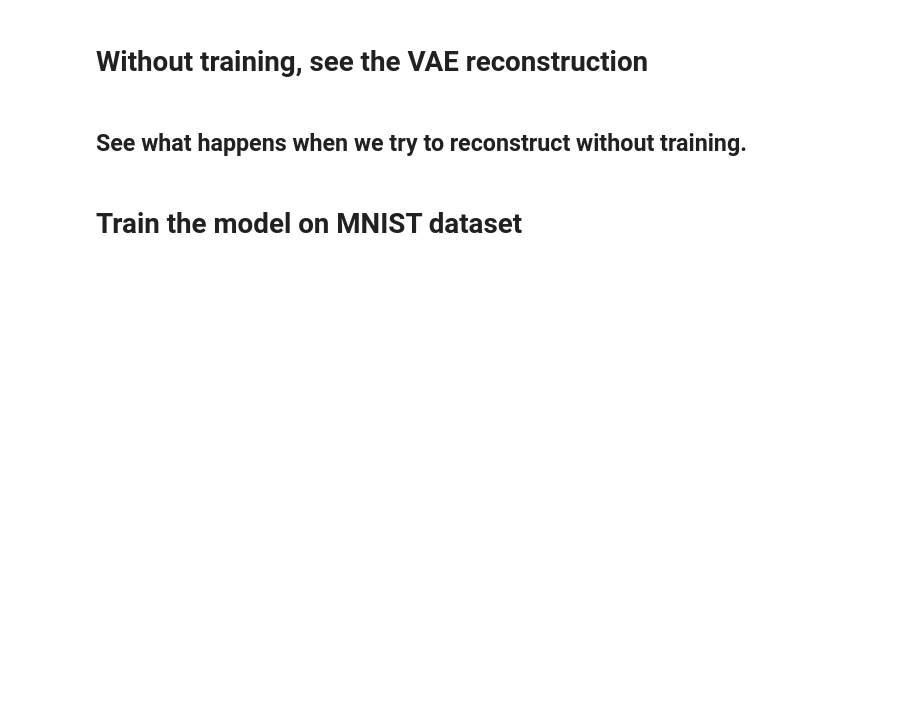
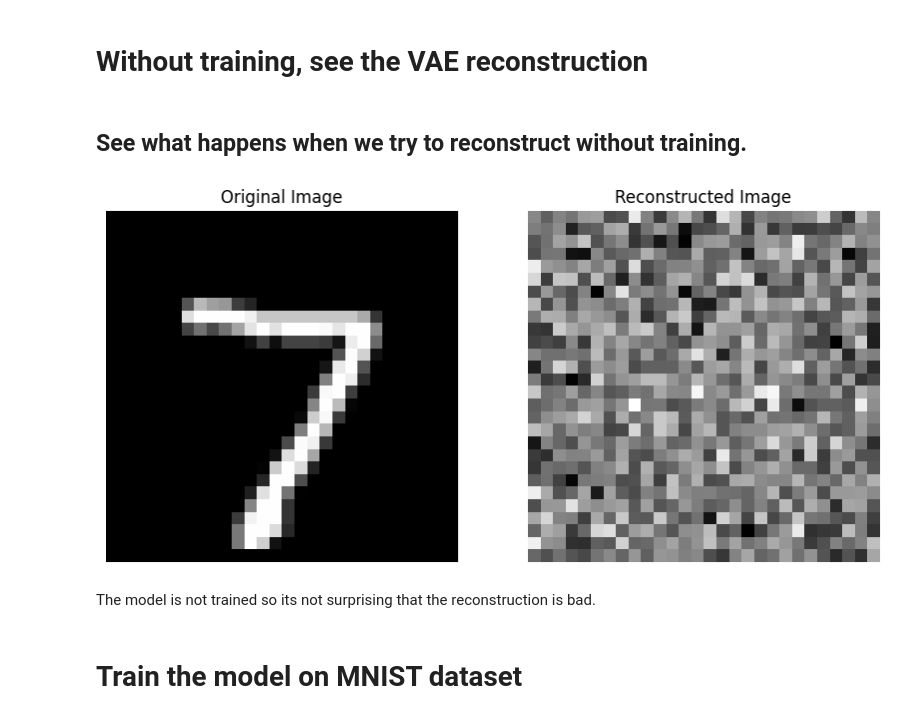
Before and after one commit to ShlomiRex/BlendDigits, a Jupyter notebook: main.ipynb, the cells around one changed output. Cells and saved outputs as stored; diff of their text form; code cells hidden in the pictures; blank space fills up the shorter version.

```diff
--- a/main.ipynb
+++ b/main.ipynb
@@ -328,26 +279,28 @@ test_loader = DataLoader(test_dataset, batch_size=batch_size, shuffle=False)
 # %% [markdown]
 ## See what happens when we try to reconstruct without training.
 # %%
-# # Select a single image from the test dataset
-# single_image, _ = test_dataset[0]
-# single_image = single_image.unsqueeze(0).to(device)  # Add batch dimension and move to device
+# Plot a single image and the reconstructed image
+model.eval()
+with torch.no_grad():
+    single_image, _ = test_dataset[0]
+    single_image = single_image.unsqueeze(0).to(device)  # Add batch dimension and move to device
 
-# # Pass the image through the encoder
-# with torch.no_grad():
-#     mean, log_var = model.encode(single_image)
-#     latent_vector = model.sample(mean, log_var)
-#     reconstructed = model.decode(latent_vector)  # Pass the latent vector through the decoder
-# # Plot the original and reconstructed images
-# plt.figure(figsize=(10, 5))
-# plt.subplot(1, 2, 1)
-# plt.imshow(single_image.cpu().view(28, 28), cmap='gray')
-# plt.title('Original Image')
-# plt.axis('off')
-# plt.subplot(1, 2, 2)
-# plt.imshow(reconstructed.cpu().view(28, 28), cmap='gray')
-# plt.title('Reconstructed Image')
-# plt.axis('off')
-# plt.show()
+    reconstructed, _, _ = model(single_image)
+
+plt.figure(figsize=(10, 5))
+plt.subplot(1, 2, 1)
+plt.imshow(single_image.cpu().view(28, 28), cmap='gray')
+plt.title('Original Image')
+plt.axis('off')
+plt.subplot(1, 2, 2)
+plt.imshow(reconstructed.cpu().view(28, 28), cmap='gray')
+plt.title('Reconstructed Image')
+plt.axis('off')
+plt.show()
+# %% [output]
+[figure, added]
+# %% [markdown]
+The model is not trained so its not surprising that the reconstruction is bad.
 # %% [markdown]
 # Train the model on MNIST dataset
 # %%
```
Also changed, not shown: parts of 15 cells of this notebook, 6 other files.
